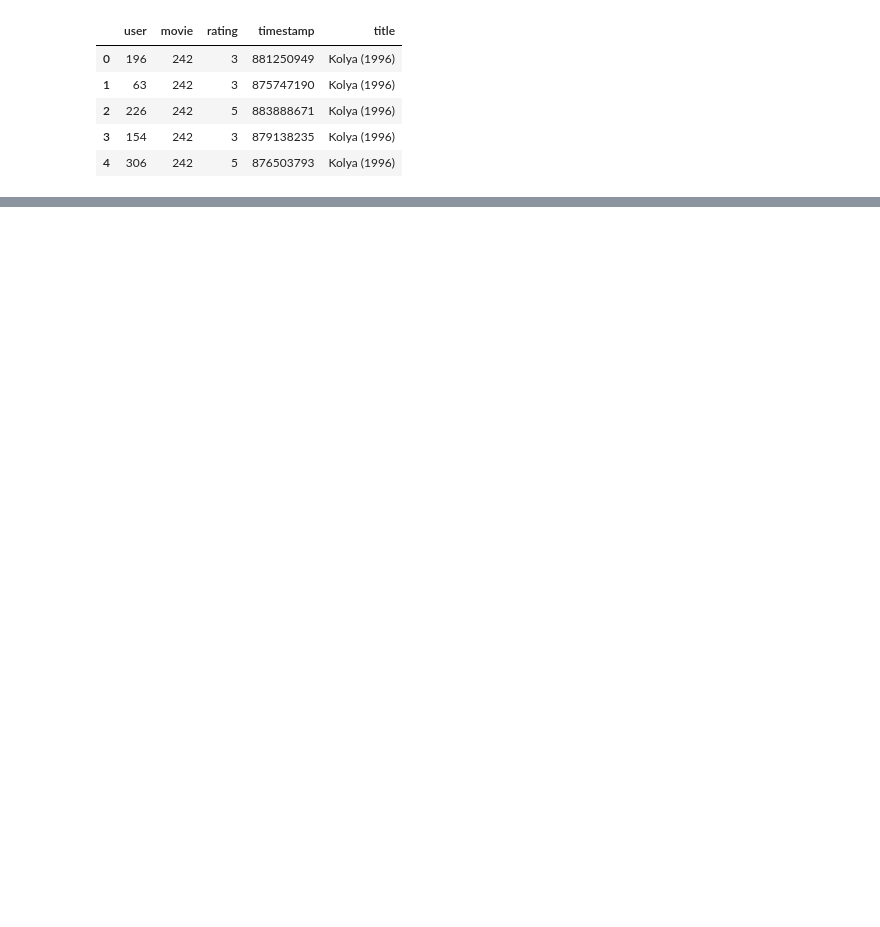
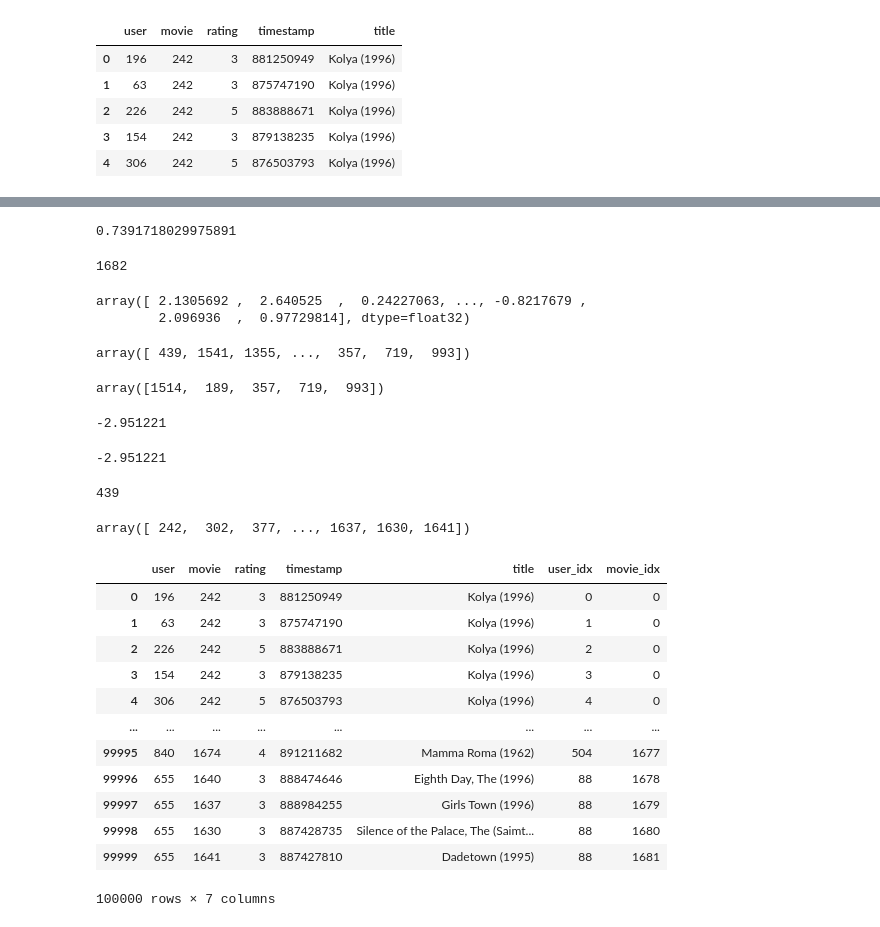
Before and after one commit to Daynil/course22, a Jupyter notebook: 9908-collab_embeddings.ipynb, the cells around one changed output, grey strips where cells are left out. Drawn from its saved outputs; the diff is of its cells as text; code cells hidden in the pictures; blank space fills up the shorter version.

```diff
--- a/9908-collab_embeddings.ipynb
+++ b/9908-collab_embeddings.ipynb
@@ -32,0 +54,4 @@ ratings.head()
+# %%
+idx = 99998
+t.loc[t.user == ratings.iloc[idx]['user']].index.values[0]
+# ratings.iloc[idx]
@@ -32,0 +191,16 @@ ratings.head()
+# %%
+train_dl = DataLoader(
+    MoviesDataset(ratings.iloc[train_split, :], 'rating'),
+    batch_size=256,
+    shuffle=True
+)
+val_dl = DataLoader(
+    MoviesDataset(ratings.iloc[val_split, :], 'rating'),
+    batch_size=256,
+    shuffle=True
+)
+dl = DataLoader(
+    MoviesDataset(ratings, 'rating'),
+    batch_size=256,
+    shuffle=True
+)
@@ -32,0 +370,57 @@ ratings.head()
+# %%
+losses_trn[-1]
+# %% [output]
+0.7391718029975891
+# %%
+model.movie_biases.num_embeddings
+# %% [output]
+1682
+# %%
+movie_biases_arr = model.movie_biases(
+    torch.arange(model.movie_biases.num_embeddings)
+).detach().numpy().squeeze()
+movie_biases_arr
+# %% [output]
+array([ 2.1305692 ,  2.640525  ,  0.24227063, ..., -0.8217679 ,
+        2.096936  ,  0.97729814], dtype=float32)
+# %%
+movies_sorted_idxs = movie_biases_arr.argsort()
+movies_sorted_idxs
+# %% [output]
+array([ 439, 1541, 1355, ...,  357,  719,  993])
+# %%
+movies_sorted_idxs[-5:]
+# %% [output]
+array([1514,  189,  357,  719,  993])
+# %%
+movie_biases_arr[439]
+# %% [output]
+-2.951221
+# %%
+movie_biases_arr[movies_sorted_idxs[0]]
+# %% [output]
+-2.951221
+# %%
+dl.dataset.unique_movies[movies_sorted_idxs[0]]
+# %% [output]
+439
+# %%
+dl.dataset.unique_movies
+# %% [output]
+array([ 242,  302,  377, ..., 1637, 1630, 1641])
+# %%
+dl.dataset.df
+# %% [output]
+|  | user | movie | rating | timestamp | title | user_idx | movie_idx |
+| 0 | 196 | 242 | 3 | 881250949 | Kolya (1996) | 0 | 0 |
+| 1 | 63 | 242 | 3 | 875747190 | Kolya (1996) | 1 | 0 |
+| 2 | 226 | 242 | 5 | 883888671 | Kolya (1996) | 2 | 0 |
+| 3 | 154 | 242 | 3 | 879138235 | Kolya (1996) | 3 | 0 |
+| 4 | 306 | 242 | 5 | 876503793 | Kolya (1996) | 4 | 0 |
+| ... | ... | ... | ... | ... | ... | ... | ... |
+| 99995 | 840 | 1674 | 4 | 891211682 | Mamma Roma (1962) | 504 | 1677 |
+| 99996 | 655 | 1640 | 3 | 888474646 | Eighth Day, The (1996) | 88 | 1678 |
+| 99997 | 655 | 1637 | 3 | 888984255 | Girls Town (1996) | 88 | 1679 |
+| 99998 | 655 | 1630 | 3 | 887428735 | Silence of the Palace, The (Saimt... | 88 | 1680 |
+| 99999 | 655 | 1641 | 3 | 887427810 | Dadetown (1995) | 88 | 1681 |
+100000 rows × 7 columns
```
Also changed, not shown: parts of 30 cells of this notebook, 3 other files.
